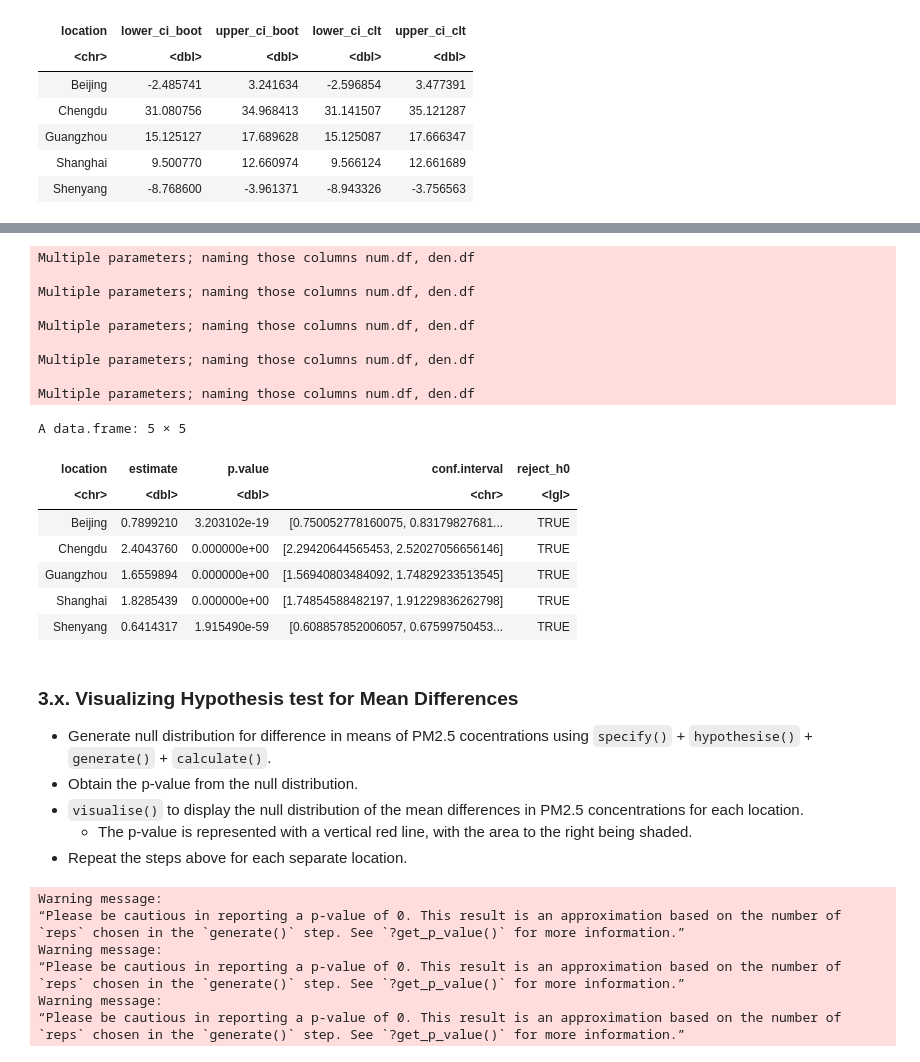
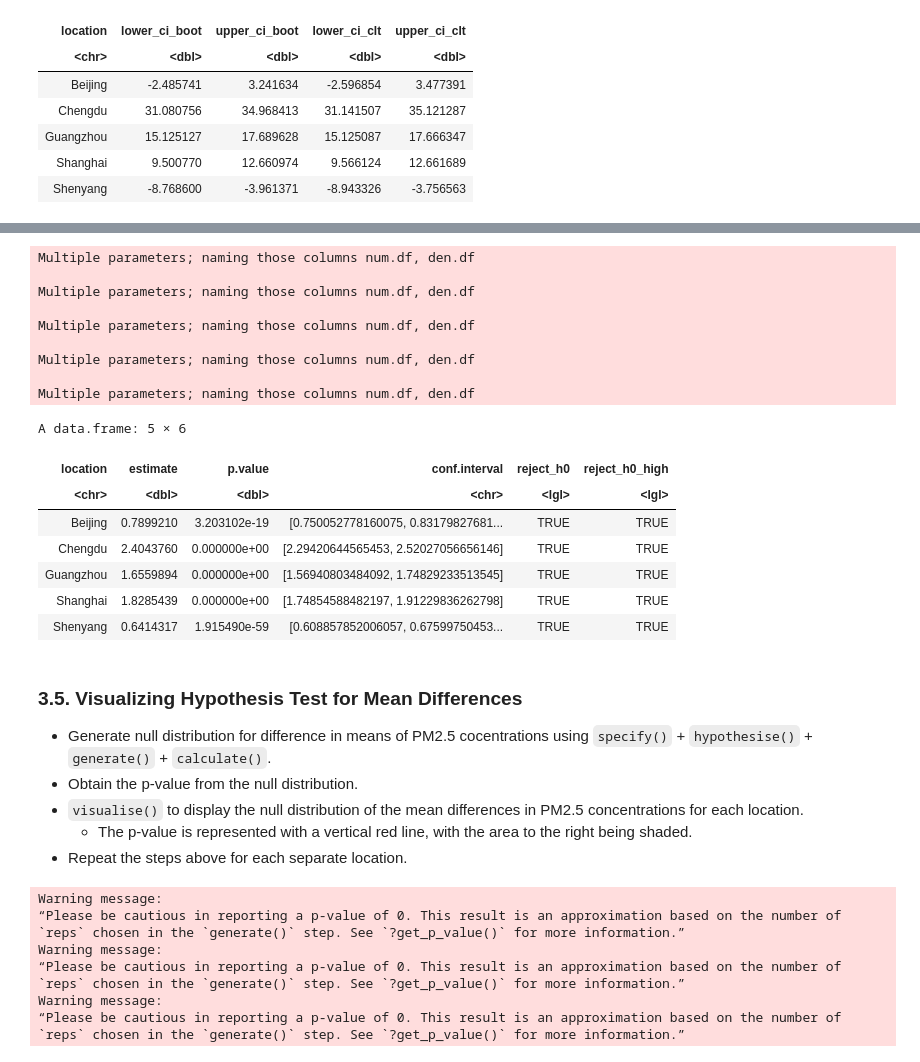
Before and after one commit to Nick-2003/STAT-201-Group-46-Project, a Jupyter notebook: STAT_201_Group_46_Final_Project.ipynb, the cells around one changed output, grey strips where cells are left out. Saved outputs shown, nothing was run; the diff lists cells and outputs as text; code cells hidden in the pictures.

```diff
--- a/STAT_201_Group_46_Final_Project.ipynb
+++ b/STAT_201_Group_46_Final_Project.ipynb
@@ -808,9 +805,9 @@ BJ_ftest_diff_in_sd <-
                conf.level = 0.95)
     ) %>%
     as.data.frame() %>%
-    mutate(location = "Beijing", conf.interval = paste0("[", conf.low, ", ", conf.high, "]"), reject_h0 = (p.value < 0.05)) %>%
+    mutate(location = "Beijing", conf.interval = paste0("[", conf.low, ", ", conf.high, "]"), reject_h0 = (p.value < 0.05), reject_h0_high = (p.value < 0.001)) %>%
     # select(location, estimate, p.value, conf.interval, statistic, reject_h0)
-    select(location, estimate, p.value, conf.interval, reject_h0)
+    select(location, estimate, p.value, conf.interval, reject_h0, reject_h0_high)
 # BJ_ftest_diff_in_sd
 
 # _________________________________________________
@@ -836,9 +833,9 @@ CD_ftest_diff_in_sd <-
                conf.level = 0.95)
     ) %>%
     as.data.frame() %>%
-    mutate(location = "Chengdu", conf.interval = paste0("[", conf.low, ", ", conf.high, "]"), reject_h0 = (p.value < 0.05)) %>%
+    mutate(location = "Chengdu", conf.interval = paste0("[", conf.low, ", ", conf.high, "]"), reject_h0 = (p.value < 0.05), reject_h0_high = (p.value < 0.001)) %>%
     # select(location, estimate, p.value, conf.interval, statistic, reject_h0)
-    select(location, estimate, p.value, conf.interval, reject_h0)
+    select(location, estimate, p.value, conf.interval, reject_h0, reject_h0_high)
 # CD_ftest_diff_in_sd
 
 # _________________________________________________
@@ -864,9 +861,9 @@ GZ_ftest_diff_in_sd <-
                conf.level = 0.95)
     ) %>%
     as.data.frame() %>%
-    mutate(location = "Guangzhou", conf.interval = paste0("[", conf.low, ", ", conf.high, "]"), reject_h0 = (p.value < 0.05)) %>%
+    mutate(location = "Guangzhou", conf.interval = paste0("[", conf.low, ", ", conf.high, "]"), reject_h0 = (p.value < 0.05), reject_h0_high = (p.value < 0.001)) %>%
     # select(location, estimate, p.value, conf.interval, statistic, reject_h0)
-    select(location, estimate, p.value, conf.interval, reject_h0)
+    select(location, estimate, p.value, conf.interval, reject_h0, reject_h0_high)
 # GZ_ftest_diff_in_sd
 
 # _________________________________________________
@@ -892,9 +889,9 @@ SH_ftest_diff_in_sd <-
                conf.level = 0.95)
     ) %>%
     as.data.frame() %>%
-    mutate(location = "Shanghai", conf.interval = paste0("[", conf.low, ", ", conf.high, "]"), reject_h0 = (p.value < 0.05)) %>%
+    mutate(location = "Shanghai", conf.interval = paste0("[", conf.low, ", ", conf.high, "]"), reject_h0 = (p.value < 0.05), reject_h0_high = (p.value < 0.001)) %>%
     # select(location, estimate, p.value, conf.interval, statistic, reject_h0)
-    select(location, estimate, p.value, conf.interval, reject_h0)
+    select(location, estimate, p.value, conf.interval, reject_h0, reject_h0_high)
 # SH_ftest_diff_in_sd
 
 # _________________________________________________
@@ -914,45 +911,45 @@ SY_2015 <- total_PM2.5_AV %>%
 # F-test for mean differences in Shenyang
 SY_ftest_diff_in_sd <-
     tidy(
         var.test(x = SY_2013,
                y = SY_2015,
                alternative = "two.sided",
                conf.level = 0.95)
     ) %>%
     as.data.frame() %>%
-    mutate(location = "Shenyang", conf.interval = paste0("[", conf.low, ", ", conf.high, "]"), reject_h0 = (p.value < 0.05)) %>%
+    mutate(location = "Shenyang", conf.interval = paste0("[", conf.low, ", ", conf.high, "]"), reject_h0 = (p.value < 0.05), reject_h0_high = (p.value < 0.001)) %>%
     # select(location, estimate, p.value, conf.interval, statistic, reject_h0)
-    select(location, estimate, p.value, conf.interval, reject_h0)
+    select(location, estimate, p.value, conf.interval, reject_h0, reject_h0_high)
 # SY_ftest_diff_in_sd
 
 total_ftest_diff_in_sd <- dplyr::bind_rows(
     BJ_ftest_diff_in_sd,
     CD_ftest_diff_in_sd,
     GZ_ftest_diff_in_sd,
     SH_ftest_diff_in_sd,
     SY_ftest_diff_in_sd
 )
 total_ftest_diff_in_sd
 # %% [output]
 Multiple parameters; naming those columns num.df, den.df
 
 Multiple parameters; naming those columns num.df, den.df
 
 Multiple parameters; naming those columns num.df, den.df
 
 Multiple parameters; naming those columns num.df, den.df
 
 Multiple parameters; naming those columns num.df, den.df
-A data.frame: 5 × 5
+A data.frame: 5 × 6
-| location | estimate | p.value | conf.interval | reject_h0 |
-| <chr> | <dbl> | <dbl> | <chr> | <lgl> |
-| Beijing | 0.7899210 | 3.203102e-19 | [0.750052778160075, 0.83179827681... | TRUE |
-| Chengdu | 2.4043760 | 0.000000e+00 | [2.29420644565453, 2.52027056656146] | TRUE |
-| Guangzhou | 1.6559894 | 0.000000e+00 | [1.56940803484092, 1.74829233513545] | TRUE |
-| Shanghai | 1.8285439 | 0.000000e+00 | [1.74854588482197, 1.91229836262798] | TRUE |
-| Shenyang | 0.6414317 | 1.915490e-59 | [0.608857852006057, 0.67599750453... | TRUE |
+| location | estimate | p.value | conf.interval | reject_h0 | reject_h0_high |
+| <chr> | <dbl> | <dbl> | <chr> | <lgl> | <lgl> |
+| Beijing | 0.7899210 | 3.203102e-19 | [0.750052778160075, 0.83179827681... | TRUE | TRUE |
+| Chengdu | 2.4043760 | 0.000000e+00 | [2.29420644565453, 2.52027056656146] | TRUE | TRUE |
+| Guangzhou | 1.6559894 | 0.000000e+00 | [1.56940803484092, 1.74829233513545] | TRUE | TRUE |
+| Shanghai | 1.8285439 | 0.000000e+00 | [1.74854588482197, 1.91229836262798] | TRUE | TRUE |
+| Shenyang | 0.6414317 | 1.915490e-59 | [0.608857852006057, 0.67599750453... | TRUE | TRUE |
 # %% [markdown]
-### 3.x. Visualizing Hypothesis test for Mean Differences
+### 3.5. Visualizing Hypothesis Test for Mean Differences
 - Generate null distribution for difference in means of PM2.5 cocentrations using `specify()` + `hypothesise()` + `generate()` + `calculate()`.
 - Obtain the p-value from the null distribution.
 - `visualise()` to display the null distribution of the mean differences in PM2.5 concentrations for each location.
```
Also changed, not shown: parts of 12 cells of this notebook.
